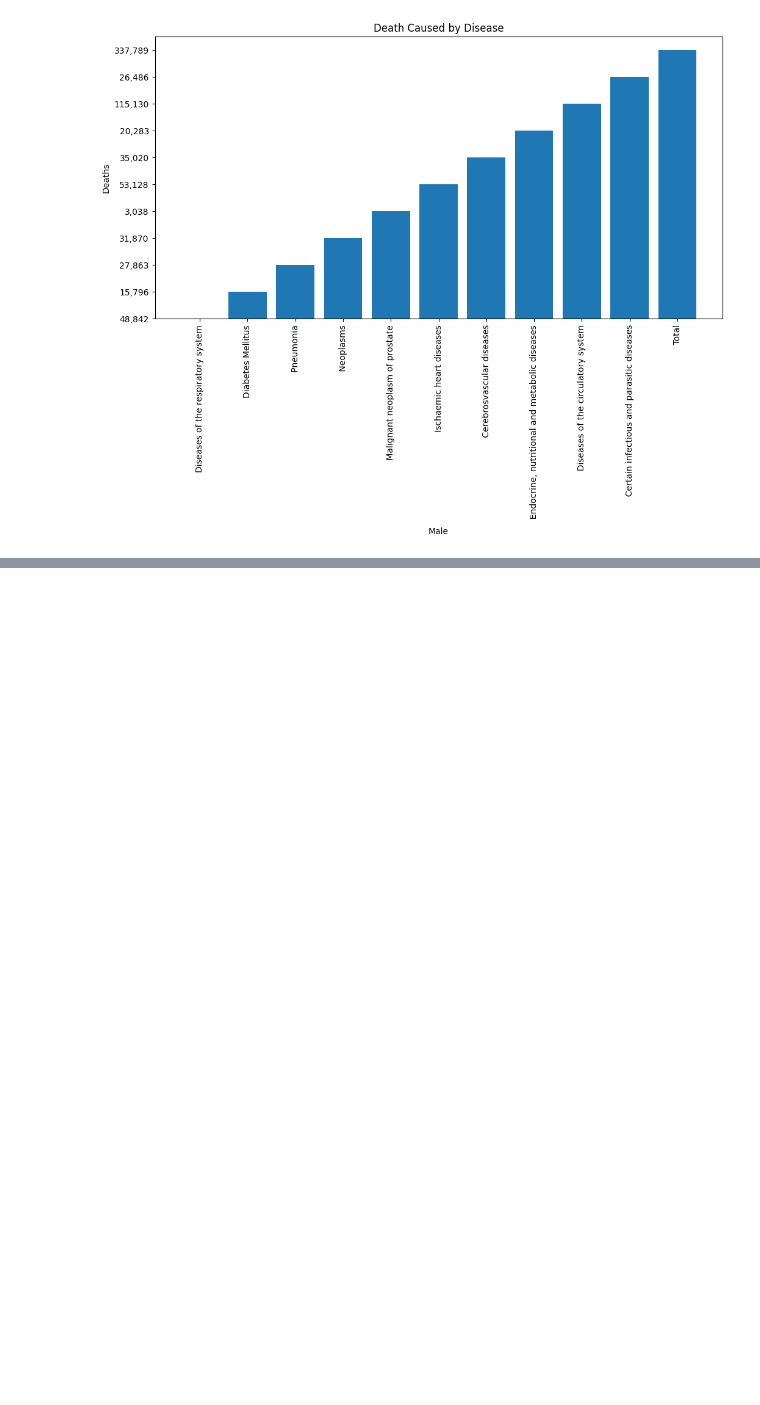
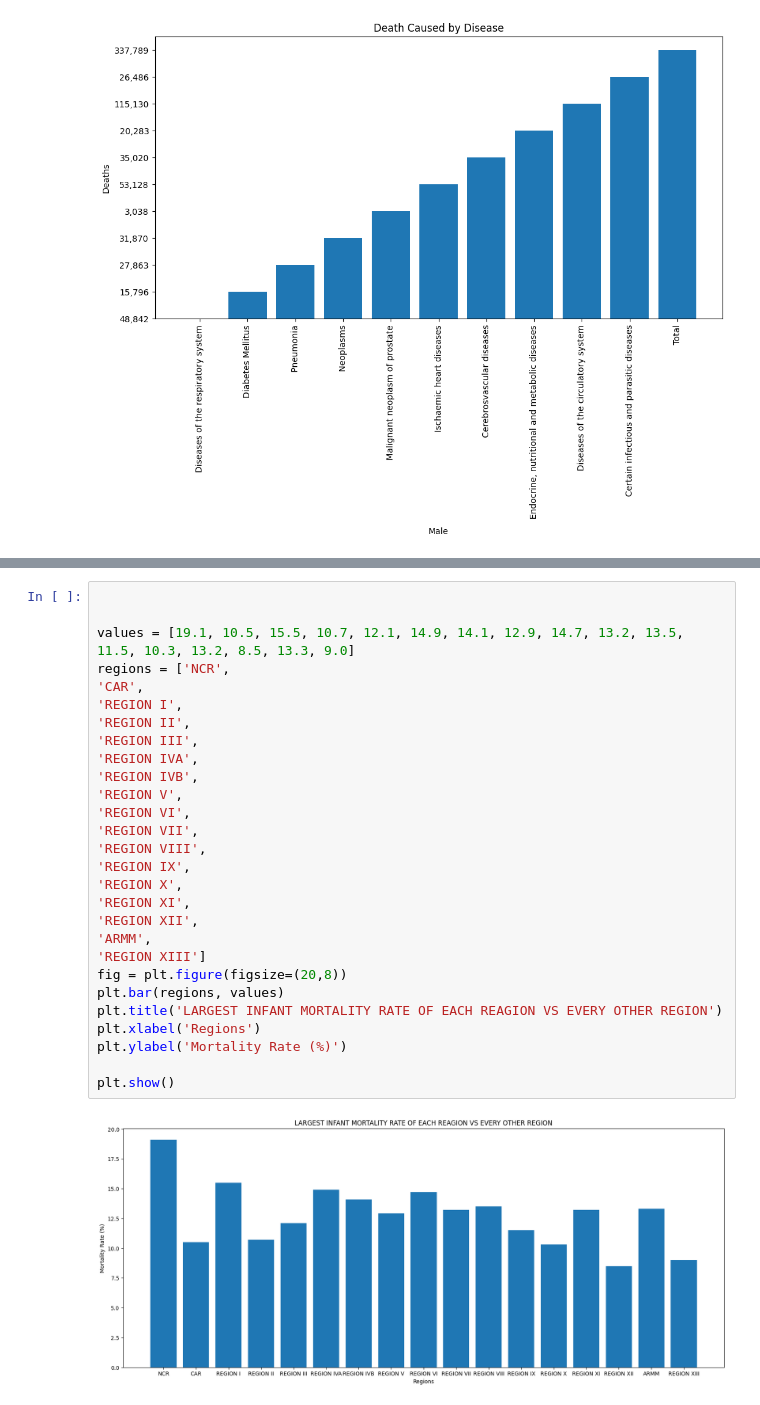
Before and after one commit to Glennarcega/IT-BA-3203-PROJECT, a Jupyter notebook: Social_Factor_of_death.ipynb, the cells around one changed output, grey strips where cells are left out. Drawn from its saved outputs; the diff is of its cells as text; blank space fills up the shorter version.

```diff
--- a/Social_Factor_of_death.ipynb
+++ b/Social_Factor_of_death.ipynb
@@ -177,0 +250,30 @@ plt.show()
+# %%
+
+
+values = [19.1, 10.5, 15.5, 10.7, 12.1, 14.9, 14.1, 12.9, 14.7, 13.2, 13.5, 11.5, 10.3, 13.2, 8.5, 13.3, 9.0]
+regions = ['NCR',
+'CAR',
+'REGION I',
+'REGION II',
+'REGION III',
+'REGION IVA',
+'REGION IVB',
+'REGION V',
+'REGION VI',
+'REGION VII',
+'REGION VIII',
+'REGION IX',
+'REGION X',
+'REGION XI',
+'REGION XII',
+'ARMM',
+'REGION XIII']
+fig = plt.figure(figsize=(20,8))
+plt.bar(regions, values)
+plt.title('LARGEST INFANT MORTALITY RATE OF EACH REAGION VS EVERY OTHER REGION')
+plt.xlabel('Regions')
+plt.ylabel('Mortality Rate (%)')
+
+plt.show()
+# %% [output]
+[figure, added]
```
Also changed, not shown: parts of 15 cells of this notebook.
